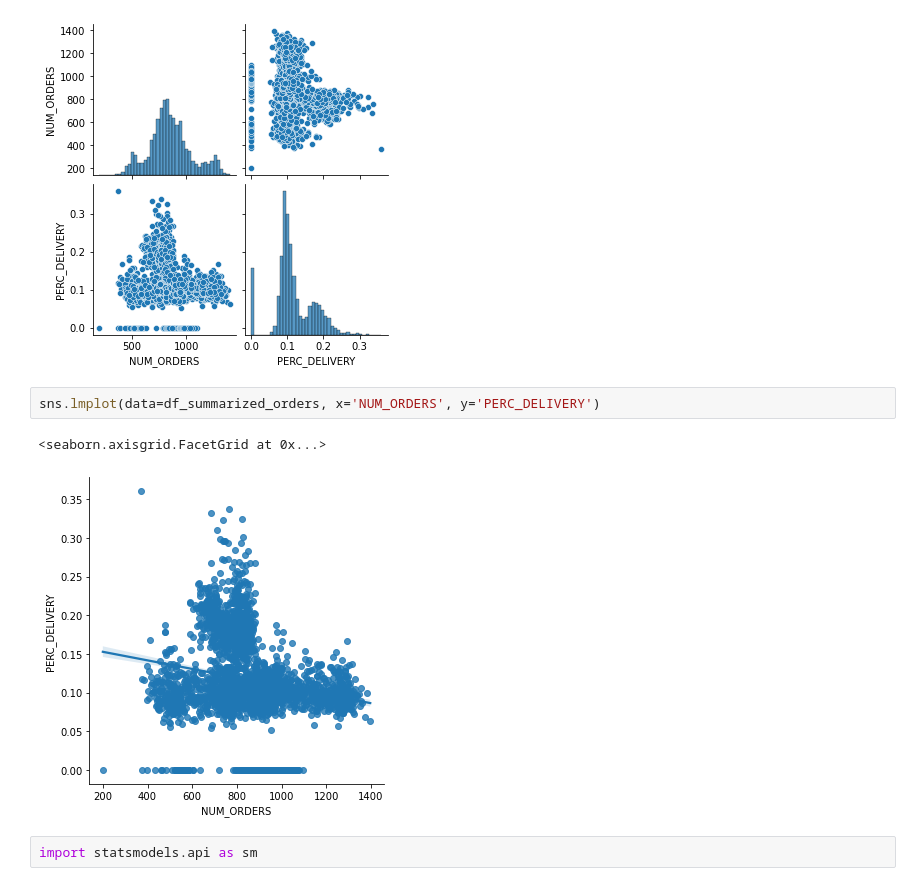
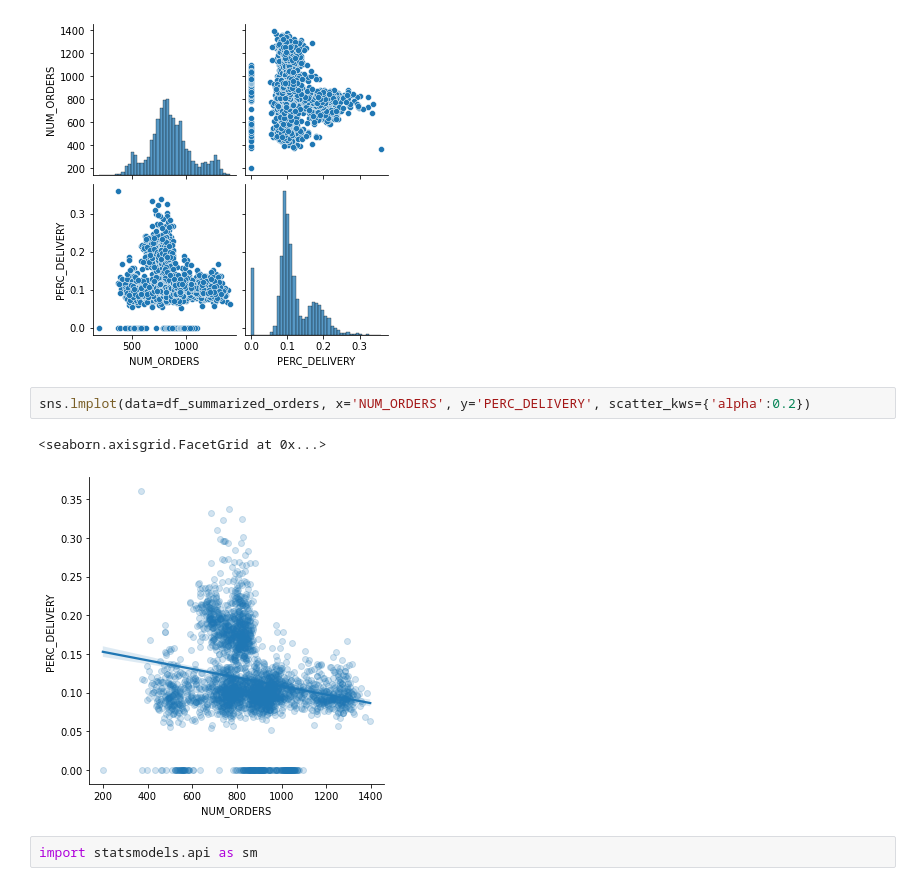
Before and after one commit to mattangriffel/python_for_mbas_class, a Jupyter notebook: Class 3 - Aggregation.ipynb, the cells around one changed output. Cells and saved outputs as stored; diff of their text form.

```diff
--- a/Class 3 - Aggregation.ipynb
+++ b/Class 3 - Aggregation.ipynb
@@ -445,10 +446,10 @@ sns.pairplot(df_summarized_orders)
 <seaborn.axisgrid.PairGrid at 0x...>
 [figure]
 # %%
-sns.lmplot(data=df_summarized_orders, x='NUM_ORDERS', y='PERC_DELIVERY')
+sns.lmplot(data=df_summarized_orders, x='NUM_ORDERS', y='PERC_DELIVERY', scatter_kws={'alpha':0.2})
 # %% [output]
 <seaborn.axisgrid.FacetGrid at 0x...>
-[figure, old version]
+[figure, new version]
 # %%
 import statsmodels.api as sm
 # %%
```
Also changed, not shown: parts of 2 cells of this notebook.
